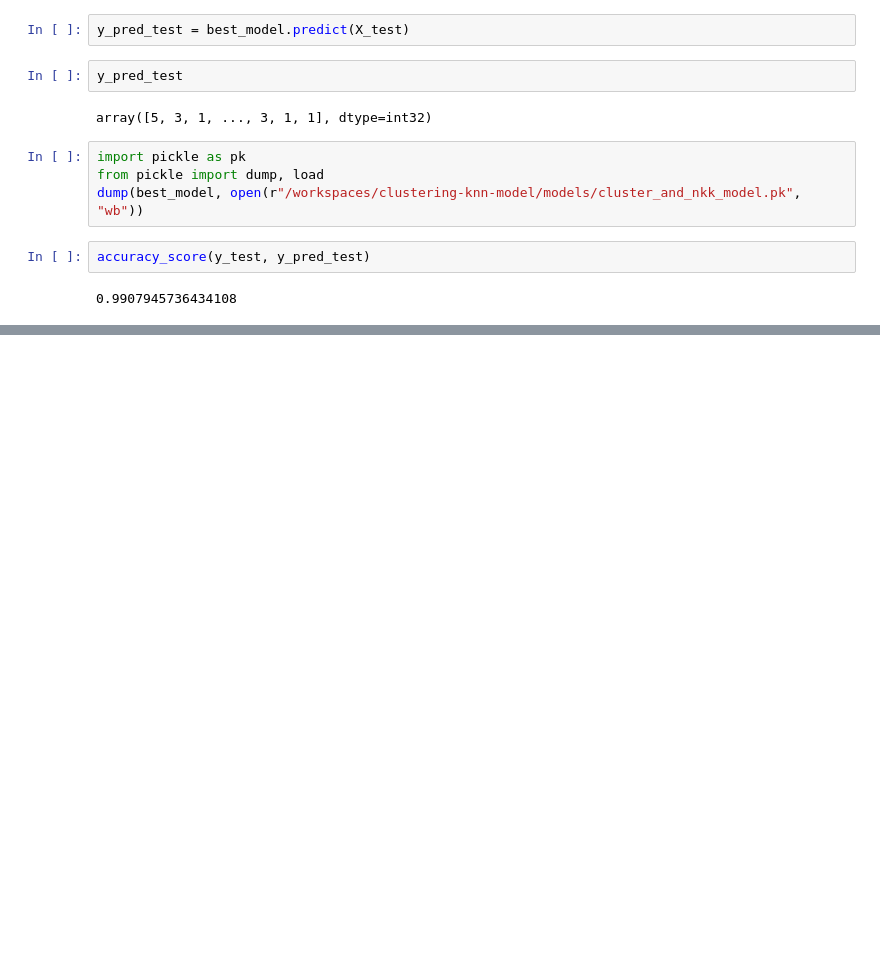
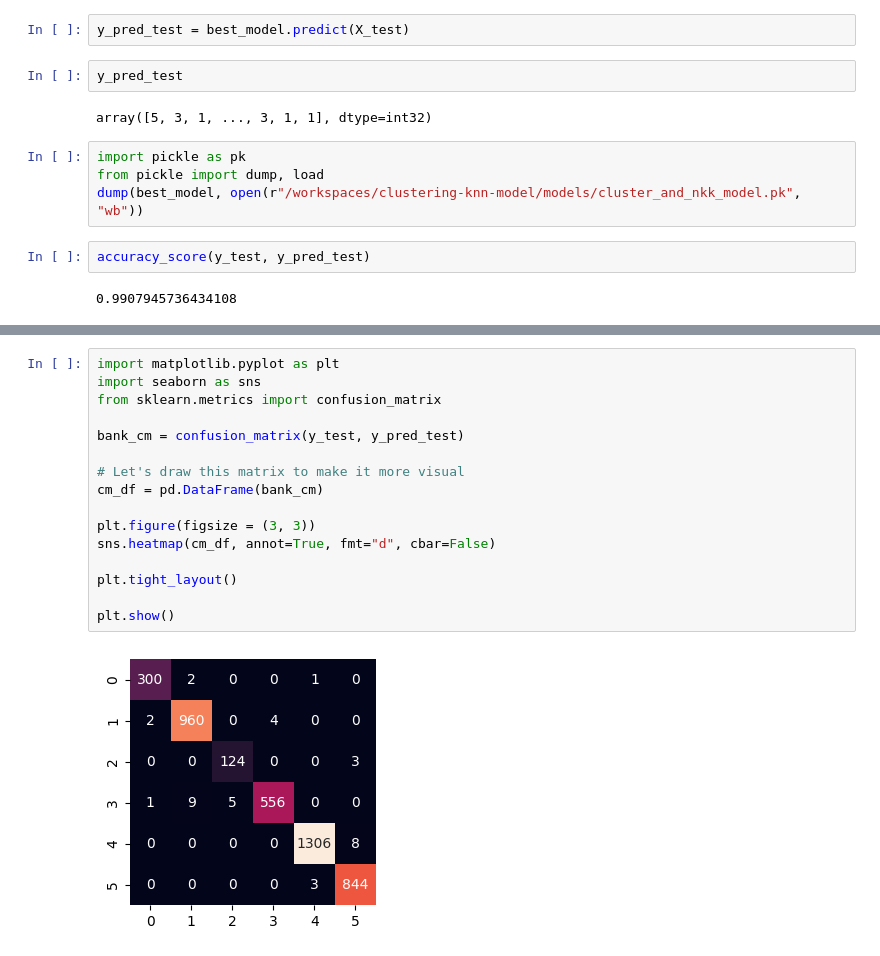
Before and after one commit to orj93/clustering-knn-model, a Jupyter notebook: src/KMeans ML.ipynb, the cells around one changed output, grey strips where cells are left out. Cells and saved outputs as stored; diff of their text form; blank space fills up the shorter version.

```diff
--- a/src/KMeans ML.ipynb
+++ b/src/KMeans ML.ipynb
@@ -144,0 +197,18 @@ accuracy_score(y_test, y_pred_test)
+# %%
+import matplotlib.pyplot as plt
+import seaborn as sns
+from sklearn.metrics import confusion_matrix
+
+bank_cm = confusion_matrix(y_test, y_pred_test)
+
+# Let's draw this matrix to make it more visual
+cm_df = pd.DataFrame(bank_cm)
+
+plt.figure(figsize = (3, 3))
+sns.heatmap(cm_df, annot=True, fmt="d", cbar=False)
+
+plt.tight_layout()
+
+plt.show()
+# %% [output]
+[figure, added]
```
Also changed, not shown: parts of 3 cells of this notebook.
